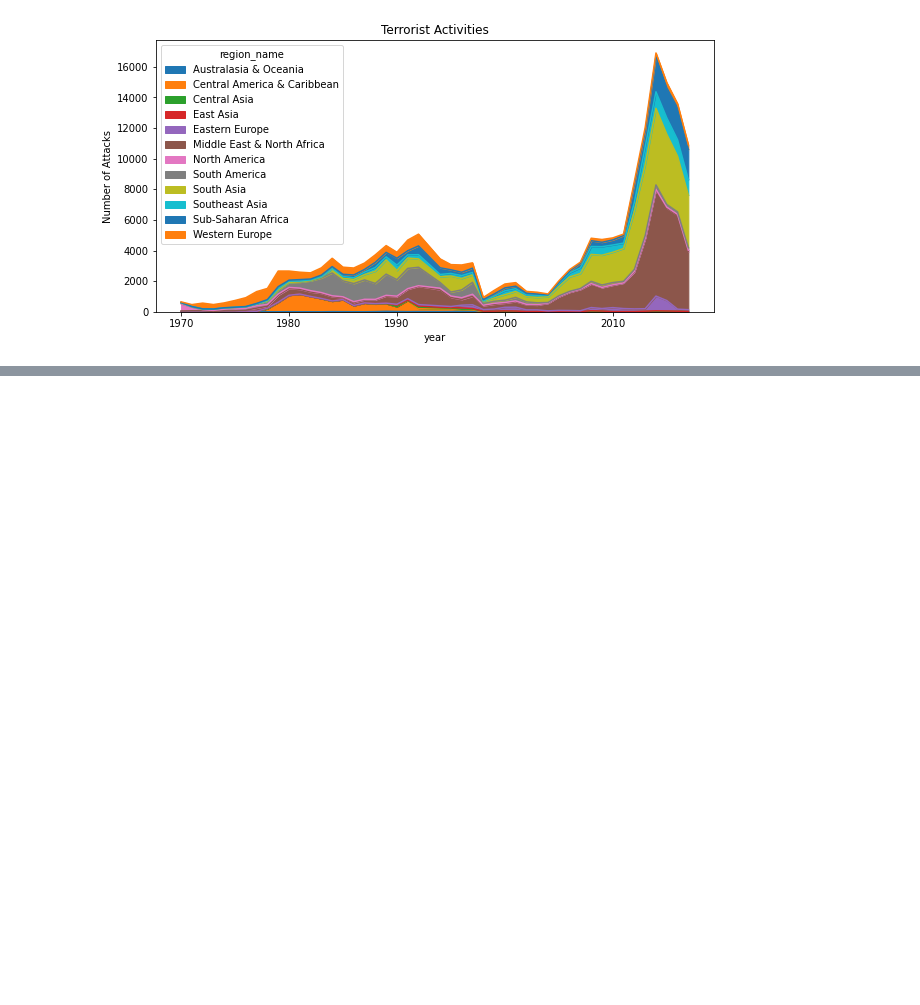
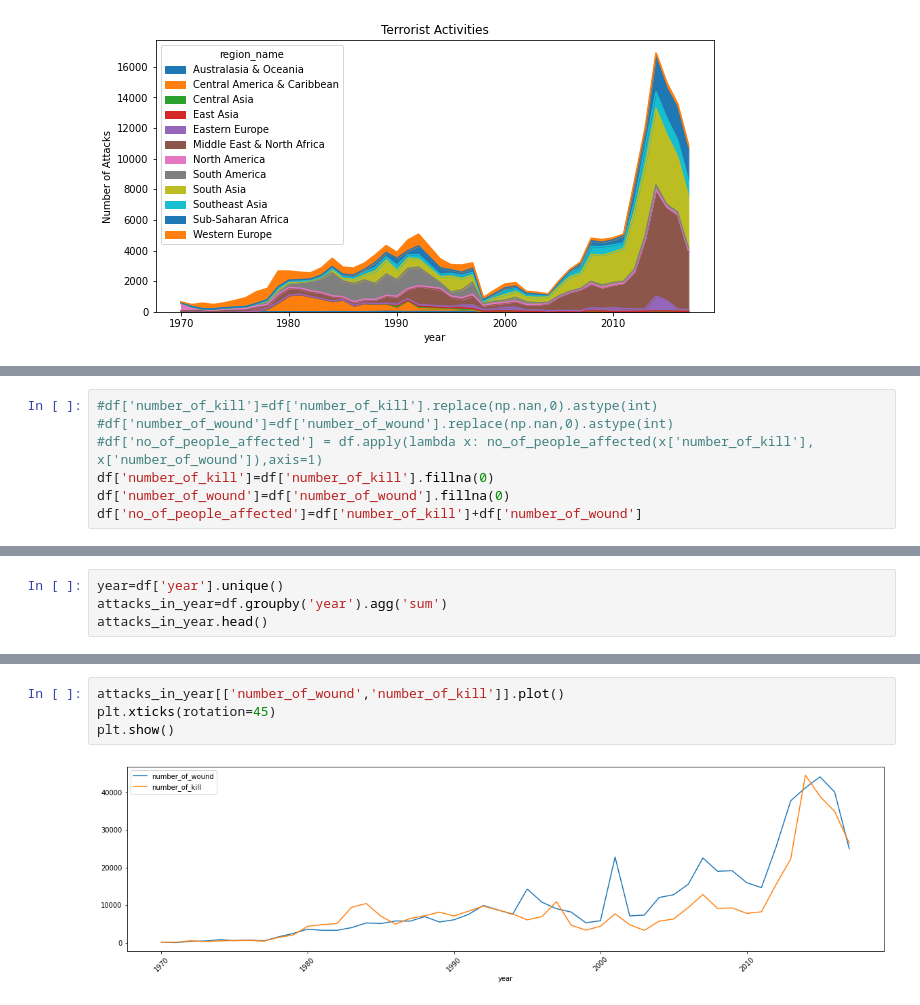
Before and after one commit to PratibhaSanganmath/EDA-Global_terrorism_analysis, a Jupyter notebook: EDA_Global_terrorism.ipynb, the cells around one changed output, grey strips where cells are left out. Drawn from its saved outputs; the diff is of its cells as text; blank space fills up the shorter version.

```diff
--- a/EDA_Global_terrorism.ipynb
+++ b/EDA_Global_terrorism.ipynb
@@ -287,0 +360,7 @@ plt.show()
+# %%
+#df['number_of_kill']=df['number_of_kill'].replace(np.nan,0).astype(int)
+#df['number_of_wound']=df['number_of_wound'].replace(np.nan,0).astype(int)
+#df['no_of_people_affected'] = df.apply(lambda x: no_of_people_affected(x['number_of_kill'], x['number_of_wound']),axis=1)
+df['number_of_kill']=df['number_of_kill'].fillna(0)
+df['number_of_wound']=df['number_of_wound'].fillna(0)
+df['no_of_people_affected']=df['number_of_kill']+df['number_of_wound']
@@ -287,0 +392,4 @@ plt.show()
+# %%
+year=df['year'].unique()
+attacks_in_year=df.groupby('year').agg('sum')
+attacks_in_year.head()
@@ -287,0 +414,6 @@ plt.show()
+# %%
+attacks_in_year[['number_of_wound','number_of_kill']].plot()
+plt.xticks(rotation=45)
+plt.show()
+# %% [output]
+[figure, added]
```
Also changed, not shown: parts of 21 cells of this notebook.
